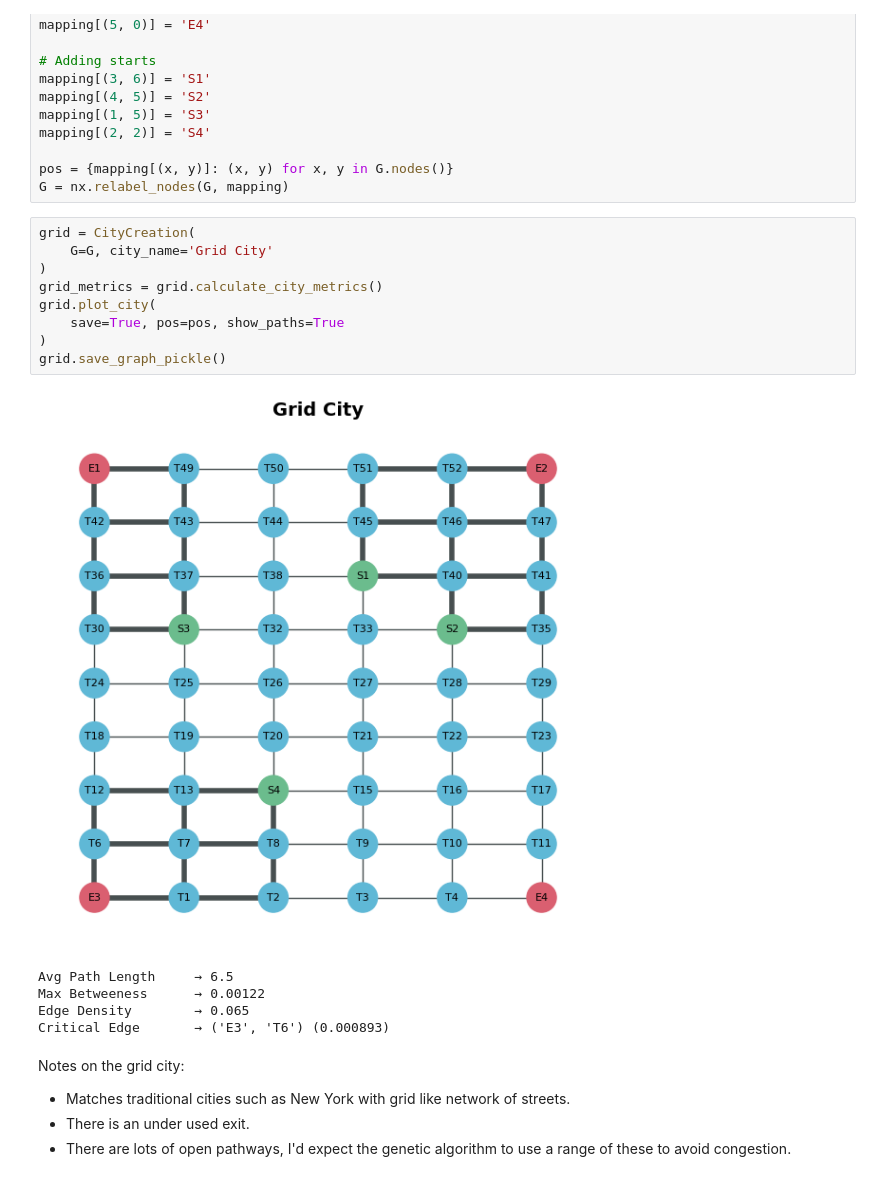
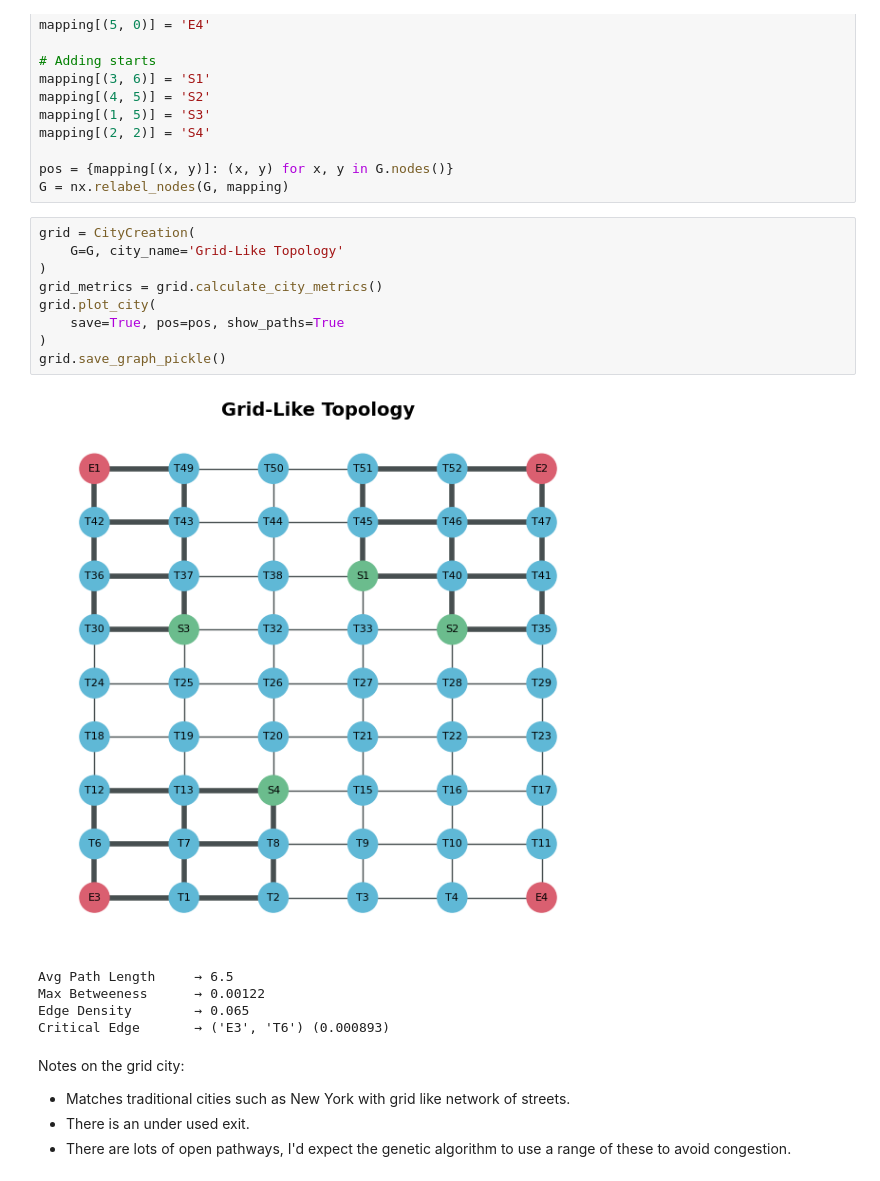
Before and after one commit to lpow311/dissertation, a Jupyter notebook: 0_city_creation.ipynb, the cells around one changed output. Cells and saved outputs as stored; diff of their text form.

```diff
--- a/0_city_creation.ipynb
+++ b/0_city_creation.ipynb
@@ -33,15 +33,15 @@ pos = {mapping[(x, y)]: (x, y) for x, y in G.nodes()}
 G = nx.relabel_nodes(G, mapping)
 # %%
 grid = CityCreation(
-    G=G, city_name='Grid City'
+    G=G, city_name='Grid-Like Topology'
 )
 grid_metrics = grid.calculate_city_metrics()
 grid.plot_city(
     save=True, pos=pos, show_paths=True
 )
 grid.save_graph_pickle()
 # %% [output]
-[figure, old version]
+[figure, new version]
 Avg Path Length     → 6.5
 Max Betweeness      → 0.00122
 Edge Density        → 0.065
```
Also changed, not shown: parts of 2 cells of this notebook, 14 other files.
